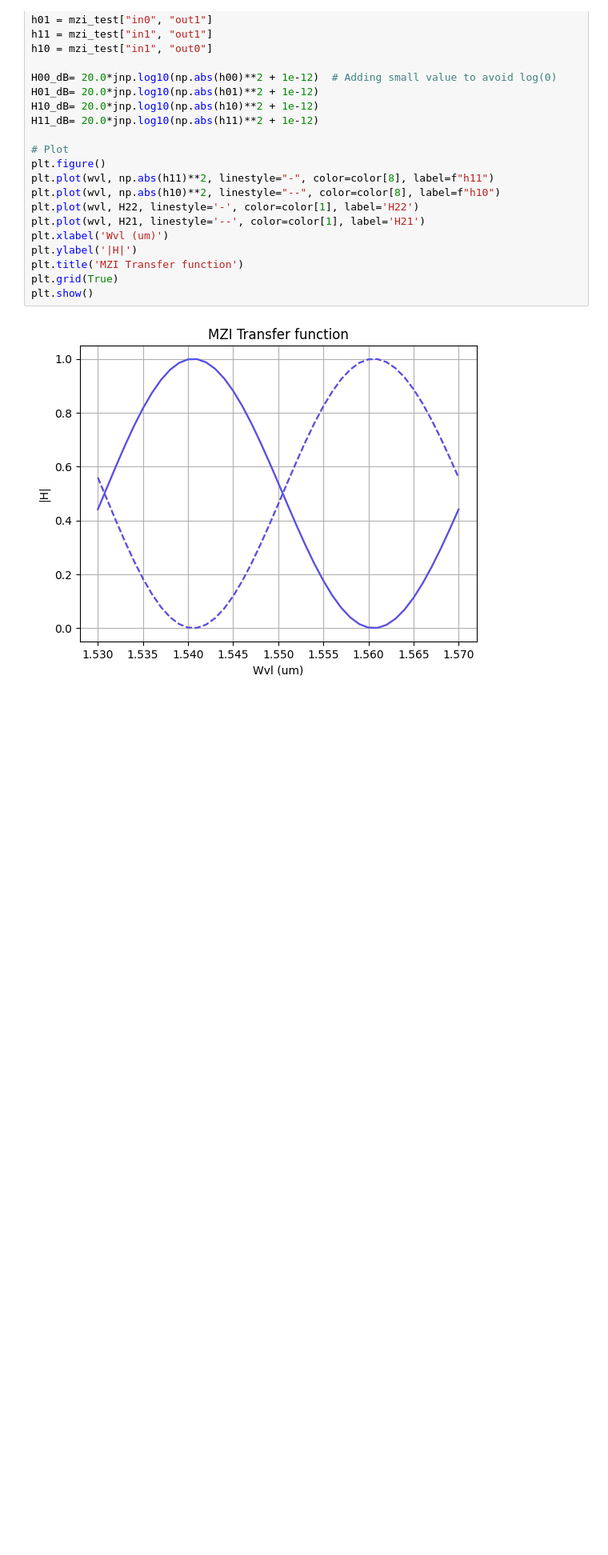
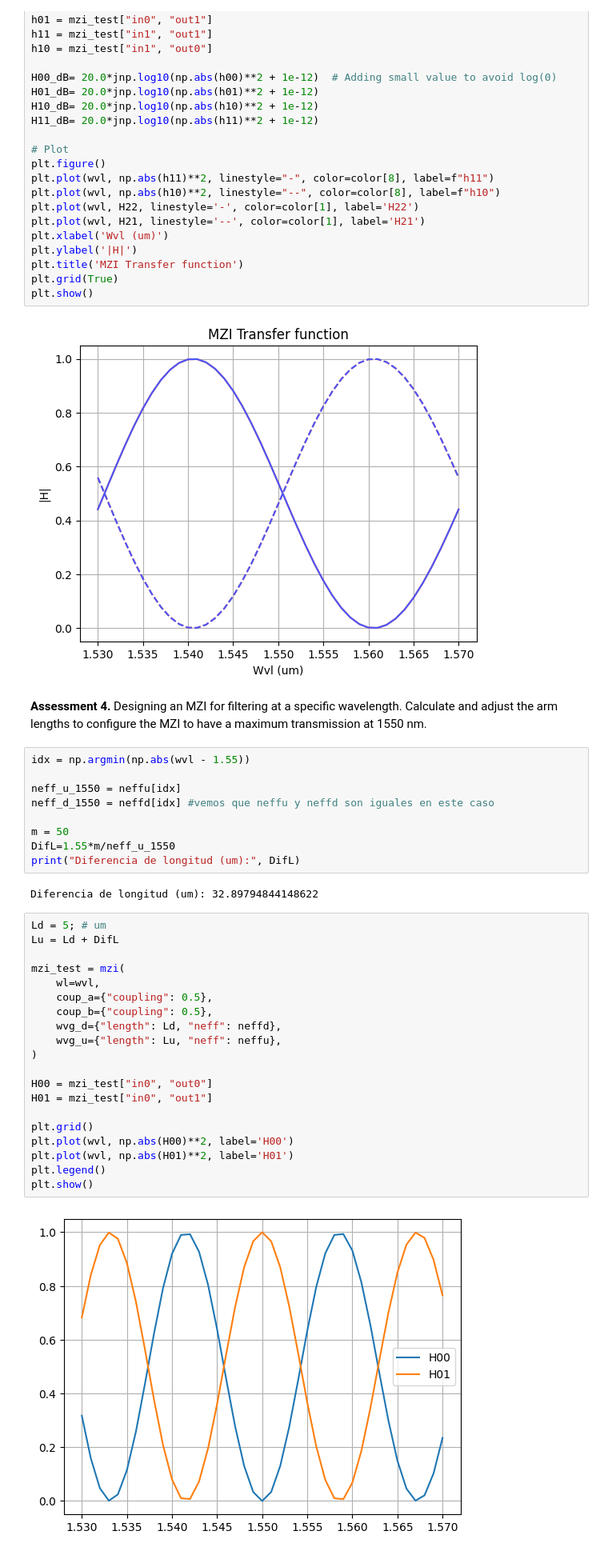
Before and after one commit to Jaumeneet/pic-upv-lab3, a Jupyter notebook: 30_INTERFEROMETERS_v2025_STUDENTS_UPDATE2.ipynb, the cells around one changed output. Shown at 80% size. Cells and saved outputs as stored; diff of their text form; blank space fills up the shorter version.

```diff
--- a/30_INTERFEROMETERS_v2025_STUDENTS_UPDATE2.ipynb
+++ b/30_INTERFEROMETERS_v2025_STUDENTS_UPDATE2.ipynb
@@ -814,3 +823,38 @@ plt.grid(True)
 plt.show()
 # %% [output]
 [figure]
+# %% [markdown]
+**Assessment 4.** Designing an MZI for filtering at a specific wavelength. Calculate and adjust the arm lengths to configure the MZI to have a maximum transmission at 1550 nm.
+# %%
+idx = np.argmin(np.abs(wvl - 1.55))
+
+neff_u_1550 = neffu[idx]
+neff_d_1550 = neffd[idx] #vemos que neffu y neffd son iguales en este caso
+
+m = 50
+DifL=1.55*m/neff_u_1550
+print("Diferencia de longitud (um):", DifL)
+# %% [output]
+Diferencia de longitud (um): 32.89794844148622
+# %%
+Ld = 5; # um
+Lu = Ld + DifL
+
+mzi_test = mzi(
+    wl=wvl,
+    coup_a={"coupling": 0.5},
+    coup_b={"coupling": 0.5},
+    wvg_d={"length": Ld, "neff": neffd},
+    wvg_u={"length": Lu, "neff": neffu},
+)
+
+H00 = mzi_test["in0", "out0"]
+H01 = mzi_test["in0", "out1"]
+
+plt.grid()
+plt.plot(wvl, np.abs(H00)**2, label='H00')
+plt.plot(wvl, np.abs(H01)**2, label='H01')
+plt.legend()
+plt.show()
+# %% [output]
+[figure, added]
```
Also changed, not shown: parts of 9 cells of this notebook.
